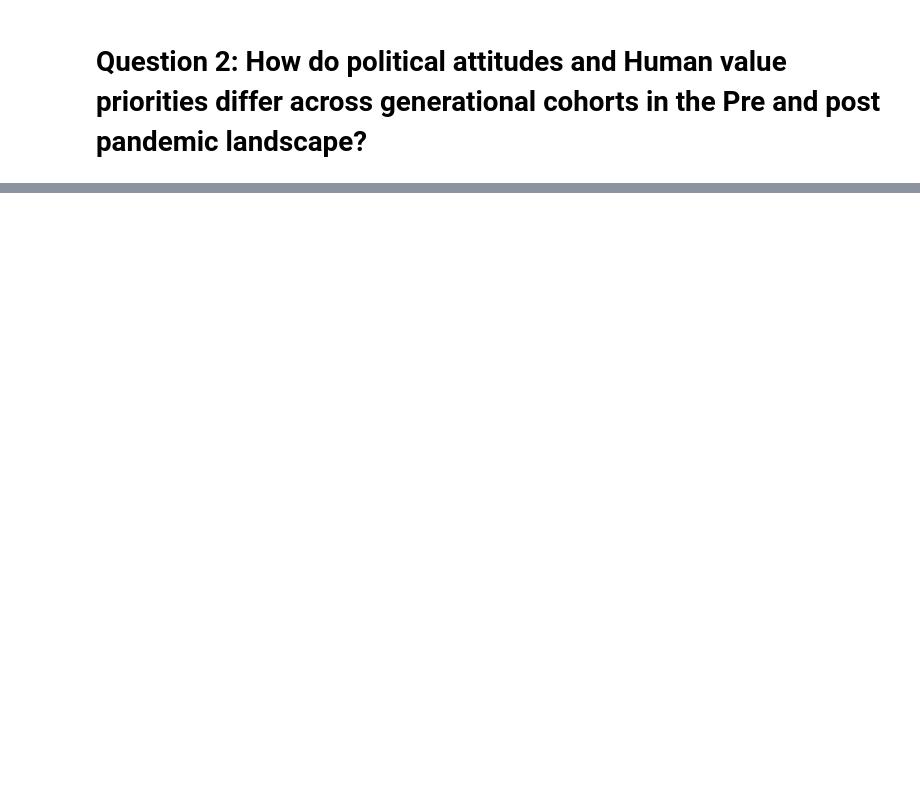
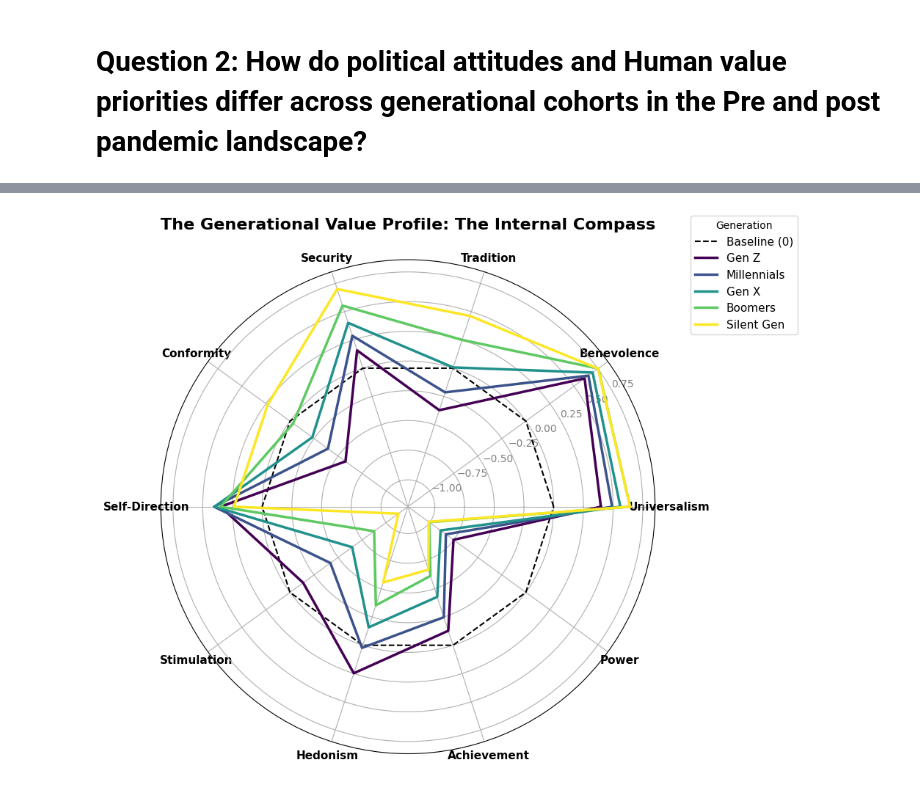
Before and after one commit to CU-S26-MSDSSB-DSCI-01-DataScienceLab/DataScienceLab_HumanValues, a Jupyter notebook: Q2_Tayaphon.ipynb, the cells around one changed output, grey strips where cells are left out. Cells and saved outputs as stored; diff of their text form; code cells hidden in the pictures; blank space fills up the shorter version.

```diff
--- a/Q2_Tayaphon.ipynb
+++ b/Q2_Tayaphon.ipynb
@@ -510,0 +194,49 @@ essround
+# %%
+# Prepare column names and create clean labels
+schwartz_cols = [
+    'Universalism_centered', 'Benevolence_centered', 'Tradition_centered', 'Security_centered',
+    'Conformity_centered', 'Self-Direction_centered', 'Stimulation_centered', 'Hedonism_centered',
+    'Achievement_centered', 'Power_centered'
+]
+
+# Remove '_centered' for cleaner labels on the graph
+categories = [col.replace('_centered', '') for col in schwartz_cols]
+N = len(categories)
+
+# Calculate the average value scores for each generation
+radar_data = df.groupby('generation')[schwartz_cols].mean()
+
+
+# Calculate angles for the circular radar chart
+angles = [n / float(N) * 2 * np.pi for n in range(N)]
+angles += angles[:1]  # Close the circular loop
+
+# Initialize the radar chart
+fig, ax = plt.subplots(figsize=(10, 10), subplot_kw=dict(polar=True))
+
+# Draw the Baseline (0) for reference (Average line)
+ax.plot(angles, [0]*len(angles), color='black', linewidth=1.5, linestyle='--', label='Baseline (0)')
+
+# Loop through each generation to draw their value profile
+for gen in gen_order:
+    if gen in radar_data.index:
+        values = radar_data.loc[gen].values.flatten().tolist()
+        values += values[:1] # Close the circular loop for data points
+
+        # Plot the outline of the spider web
+        ax.plot(angles, values, linewidth=2.5, linestyle='solid', label=gen, color=gen_colors[gen])
+
+# 6. Customize the chart appearance
+plt.xticks(angles[:-1], categories, size=11, fontweight='bold')
+ax.set_rlabel_position(30) # Move the radial scale labels so they don't overlap with the lines
+plt.yticks(color="grey", size=10)
+plt.ylim(radar_data.min().min() - 0.1, radar_data.max().max() + 0.1) # Auto-adjust boundary limits
+
+# Add title and legend
+plt.title('The Generational Value Profile: The Internal Compass', size=16, fontweight='bold', pad=30)
+plt.legend(title='Generation', loc='upper right', bbox_to_anchor=(1.3, 1.1), fontsize=11)
+
+plt.tight_layout()
+plt.show()
+# %% [output]
+[figure, added]
```
Also changed, not shown: parts of 47 cells of this notebook, 2 other files.
